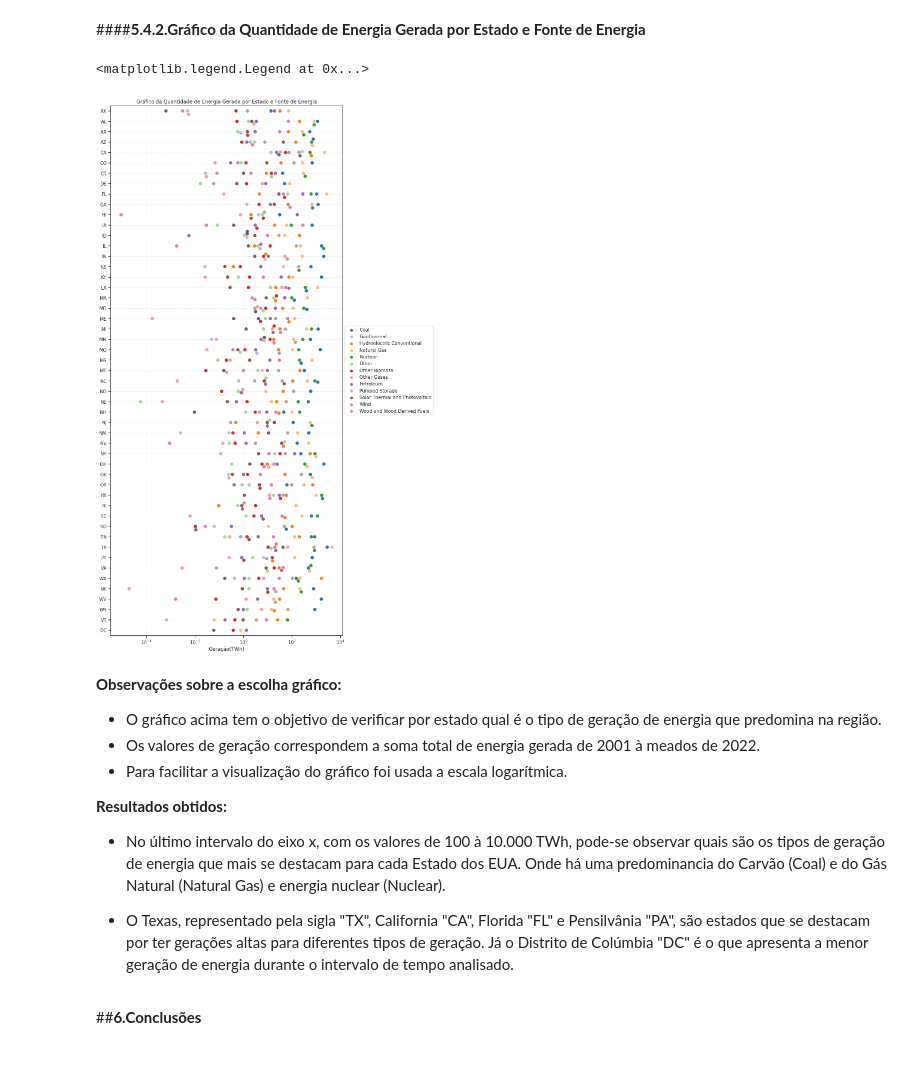
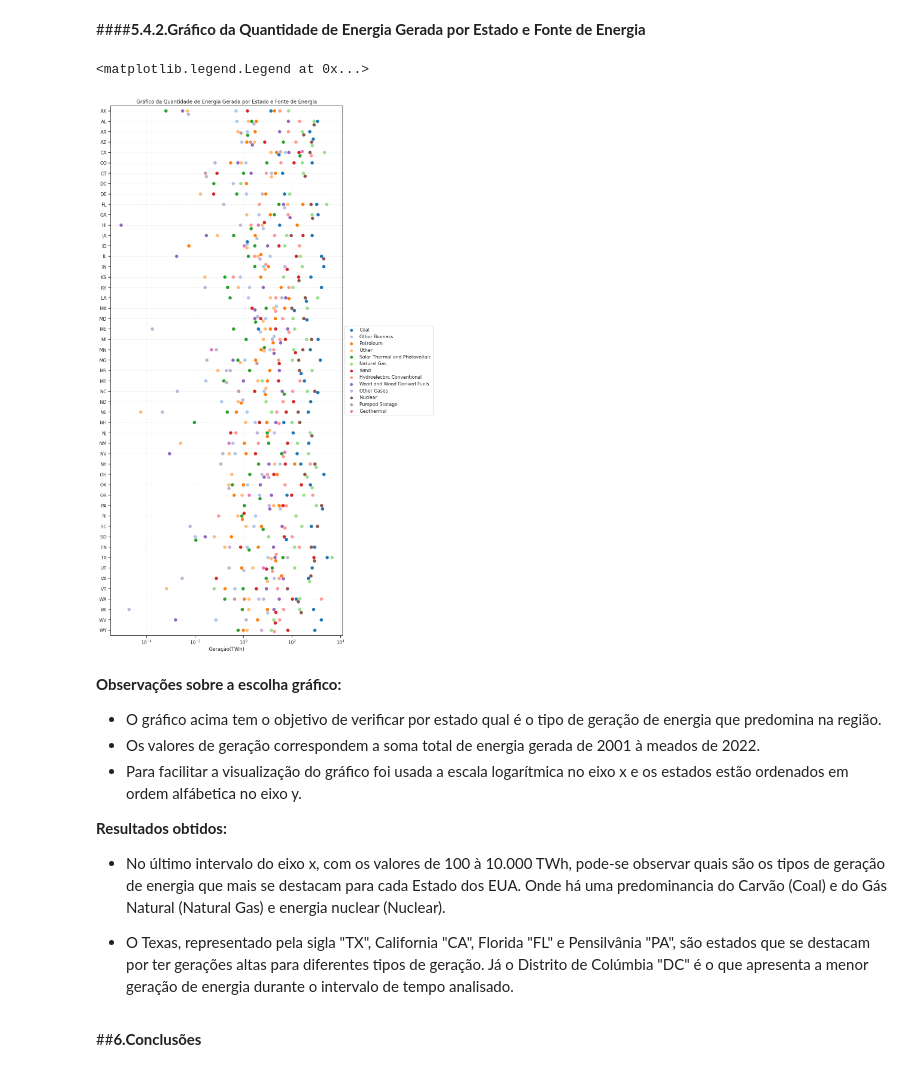
Before and after one commit to Higordevellard/MVP_01, a Jupyter notebook: mvp_sprint_1.ipynb, the cells around one changed output. Saved outputs shown, nothing was run; the diff lists cells and outputs as text; code cells hidden in the pictures.

```diff
--- a/mvp_sprint_1.ipynb
+++ b/mvp_sprint_1.ipynb
@@ -760,16 +832,17 @@ Tópico dedicado a analisar o comportamento dos Estados dos EUA na geração de
 # %% [markdown]
 ####**5.4.1.Preparação de Dados**
 # %%
-#Usando o dataset original para selecionar as linhas da coluna "Estado" que não sejam iguais a "US-TOTAL"
+# Selecionar linhas da coluna "Estado" que não sejam iguais a "US-TOTAL"
 dataset_estados_1 = dataset_1[dataset_1["Estado"]!='US-TOTAL']
 
-#Utilizando um filtro para tirar os valores "Total Electric Power Industry" da coluna "Tipo_de_produção", e "Total" da  coluna Fonte_de_Energia
-dataset_estados_2 = dataset_estados_1[(dataset_estados_1["Tipo_de_produção"]!="Total Electric Power Industry") & (dataset_estados_1["Fonte_de_Energia"]!="Total")]
+# Filtro em duas colunas
+dataset_estados_2 = dataset_estados_1[(dataset_estados_1["Tipo_de_produção"]!="Total Electric Power Industry") & \
+                                      (dataset_estados_1["Fonte_de_Energia"]!="Total")]
 
-#Realizar um agrupamento da soma de geração por estado e fonte de energia.
+# Agrupamento da soma de geração por estado e fonte de energia.
 dataset_estados_3 = dataset_estados_2.groupby(by=["Fonte_de_Energia","Estado"]).sum()["Geração(TWh)"].reset_index()
 
-#Verificar se a tabela está de acordo com o esperado
+# Verificar se a tabela está de acordo com o esperado
 dataset_estados_3.head()
 # %% [output]
 |  | Fonte_de_Energia | Estado | Geração(TWh) |
@@ -781,34 +854,37 @@ dataset_estados_3.head()
 # %% [markdown]
 ####**5.4.2.Gráfico da Quantidade de Energia Gerada por Estado e Fonte de Energia**
 # %%
-# Tamano do gráfico
+# Ordernar o dataframe pelo nome do Estado em ordem alfabética
+dataset_estados_3 = dataset_estados_3.sort_values(by="Estado")
+
+# Tamanho do gráfico
 fig, ax = plt.subplots(figsize=(10,23))
 
 # Definindo as entradas do gráfico
 sns.set_theme(style="whitegrid", palette="tab20")
 ax = sns.swarmplot(data=dataset_estados_3, x="Geração(TWh)", y="Estado", hue="Fonte_de_Energia", size=8)
 ax.set(ylabel="")
 
 # Adicionar grid
 ax.grid(True, color='lightgray', linewidth=0.5, linestyle='dotted')
 
 # Definição da escala logarítimica
 ax.set_xscale('log')
 
-#Título do Gráfico
+# Título do Gráfico
 ax.set_title("Gráfico da Quantidade de Energia Gerada por Estado e Fonte de Energia")
 
 # Mover a legenda para à direita do gráfico.
 ax.legend(loc='center left', bbox_to_anchor=(1, 0.5))
 # %% [output]
 <matplotlib.legend.Legend at 0x...>
-[figure, old version]
+[figure, new version]
 # %% [markdown]
 **Observações sobre a escolha gráfico:**
 
 *   O gráfico acima tem o objetivo de verificar por estado qual é o tipo de geração de energia que predomina na região.
 *   Os valores de geração correspondem a soma total de energia gerada de 2001 à meados de 2022.
-*   Para facilitar a visualização do gráfico foi usada a escala logarítmica.
+*   Para facilitar a visualização do gráfico foi usada a escala logarítmica no eixo x e os estados estão ordenados em ordem alfábetica no eixo y.
 
 **Resultados obtidos:**
 
```
Also changed, not shown: parts of 44 cells of this notebook.
